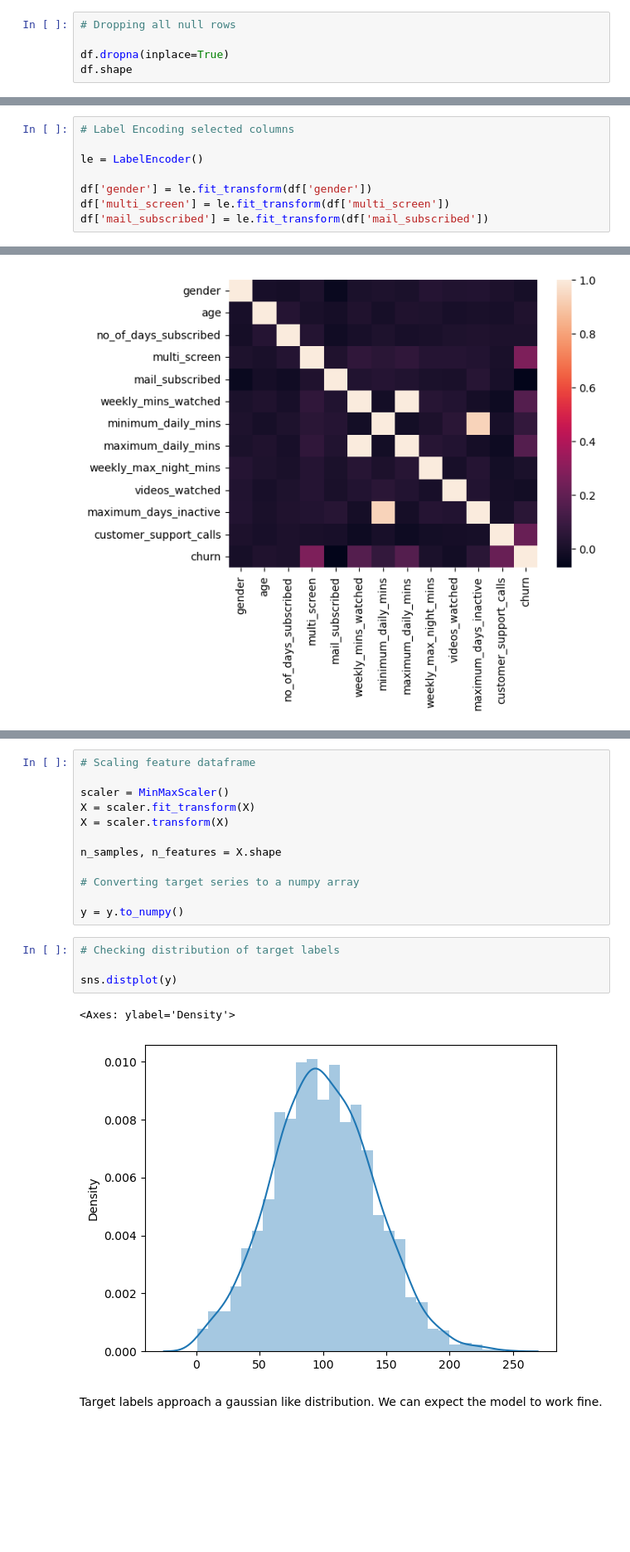
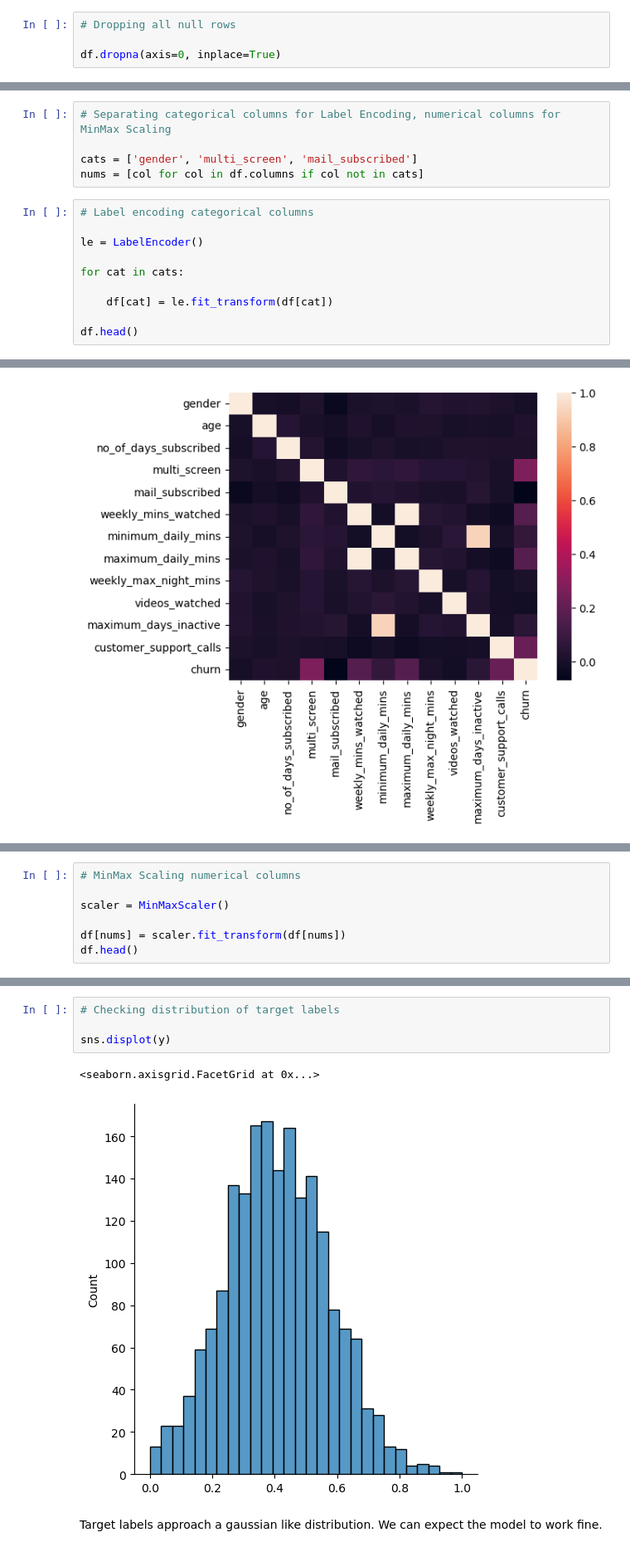
Before and after one commit to arunachal1/Kaggle-Projects, a Jupyter notebook: customer-churn-linear-regression-using-pytorch.ipynb, the cells around one changed output, grey strips where cells are left out. Shown at 83% size. Cells and saved outputs as stored; diff of their text form; blank space fills up the shorter version.

```diff
--- a/customer-churn-linear-regression-using-pytorch.ipynb
+++ b/customer-churn-linear-regression-using-pytorch.ipynb
@@ -86,5 +61,4 @@ dtype: float64
 # %%
 # Dropping all null rows
 
-df.dropna(inplace=True)
-df.shape
+df.dropna(axis=0, inplace=True)
@@ -93,8 +65,15 @@ df.shape
+# %%
+# Separating categorical columns for Label Encoding, numerical columns for MinMax Scaling
+
+cats = ['gender', 'multi_screen', 'mail_subscribed']
+nums = [col for col in df.columns if col not in cats]
 # %%
-# Label Encoding selected columns
+# Label encoding categorical columns
 
 le = LabelEncoder()
 
-df['gender'] = le.fit_transform(df['gender'])
-df['multi_screen'] = le.fit_transform(df['multi_screen'])
-df['mail_subscribed'] = le.fit_transform(df['mail_subscribed'])
+for cat in cats:
+
+    df[cat] = le.fit_transform(df[cat])
+
+df.head()
@@ -109,0 +101,7 @@ With 'no_of_days_subscribed', all other features appear very weakly correlated.
+# %%
+# MinMax Scaling numerical columns
+
+scaler = MinMaxScaler()
+
+df[nums] = scaler.fit_transform(df[nums])
+df.head()
@@ -118,22 +125,10 @@ X.shape, y.shape
-# %%
-# Scaling feature dataframe
-
-scaler = MinMaxScaler()
-X = scaler.fit_transform(X)
-X = scaler.transform(X)
-
-n_samples, n_features = X.shape
-
-# Converting target series to a numpy array
-
-y = y.to_numpy()
 # %%
 # Checking distribution of target labels
 
-sns.distplot(y)
+sns.displot(y)
 # %% [output]
-<Axes: ylabel='Density'>
+<seaborn.axisgrid.FacetGrid at 0x...>
-[figure, old version]
+[figure, new version]
 # %% [markdown]
 Target labels approach a gaussian like distribution. We can expect the model to work fine.
 # %%
```
Also changed, not shown: parts of 65 cells of this notebook.
